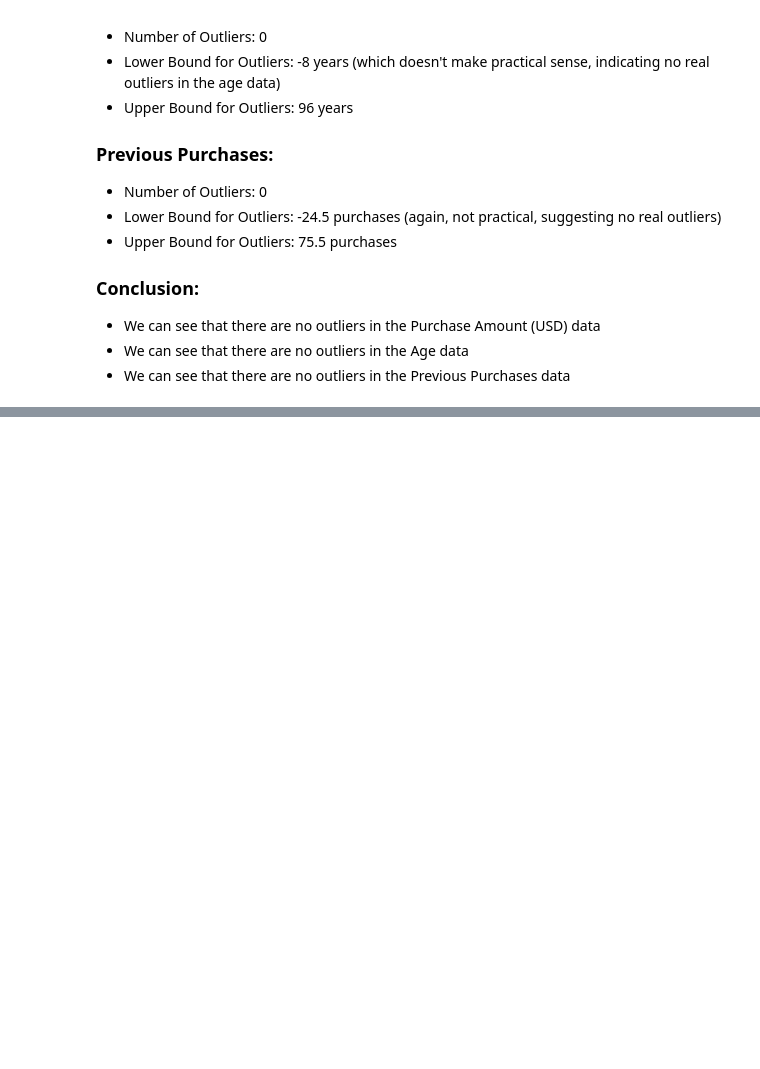
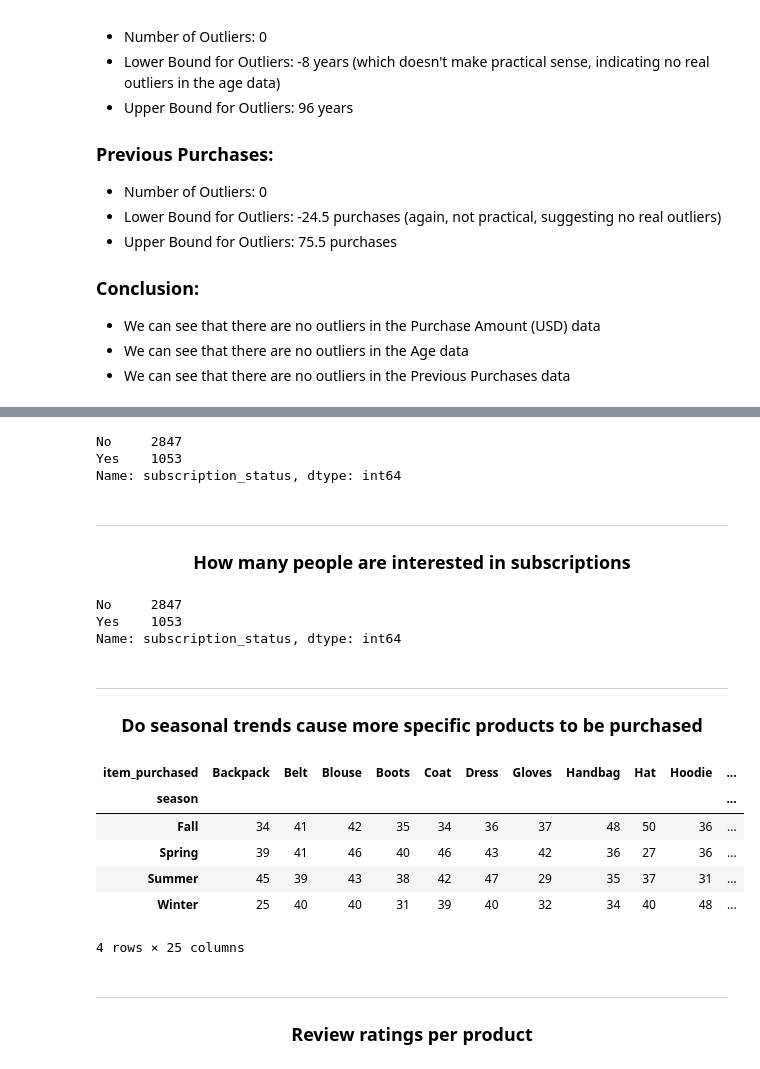
Before and after one commit to GitHbGav/Consumer-Behavior, a Jupyter notebook: Notebooks/Final Notebook.ipynb, the cells around one changed output, grey strips where cells are left out. Saved outputs shown, nothing was run; the diff lists cells and outputs as text; code cells hidden in the pictures; blank space fills up the shorter version.

```diff
--- a/Notebooks/Final Notebook.ipynb
+++ b/Notebooks/Final Notebook.ipynb
@@ -268,0 +272,37 @@ plt.show()
+# %%
+# Count of people interested in subscriptions
+interested_in_subscriptions = df['subscription_status'].value_counts()
+interested_in_subscriptions
+# %% [output]
+No     2847
+Yes    1053
+Name: subscription_status, dtype: int64
+# %% [markdown]
+<hr style="border:2px solid blue">
+<h3 align="center">How many people are interested in subscriptions</h3>
+# %%
+# Count of people interested in subscriptions
+interested_in_subscriptions = df['subscription_status'].value_counts()
+interested_in_subscriptions
+# %% [output]
+No     2847
+Yes    1053
+Name: subscription_status, dtype: int64
+# %% [markdown]
+<hr style="border:2px solid blue">
+<h3 align="center">Do seasonal trends cause more specific products to be purchased</h3>
+# %%
+# Analyze seasonal trends in product purchases
+seasonal_product_purchases = df.groupby(['season', 'item_purchased']).size().unstack()
+seasonal_product_purchases
+# %% [output]
+| item_purchased | Backpack | Belt | Blouse | Boots | Coat | Dress | Gloves | Handbag | Hat | Hoodie | ... |
+| season |  |  |  |  |  |  |  |  |  |  | ... |
+| Fall | 34 | 41 | 42 | 35 | 34 | 36 | 37 | 48 | 50 | 36 | ... |
+| Spring | 39 | 41 | 46 | 40 | 46 | 43 | 42 | 36 | 27 | 36 | ... |
+| Summer | 45 | 39 | 43 | 38 | 42 | 47 | 29 | 35 | 37 | 31 | ... |
+| Winter | 25 | 40 | 40 | 31 | 39 | 40 | 32 | 34 | 40 | 48 | ... |
+4 rows × 25 columns
+# %% [markdown]
+<hr style="border:2px solid blue">
+<h3 align="center">Review ratings per product</h3>
```
Also changed, not shown: parts of 26 cells of this notebook, 1 other file.
